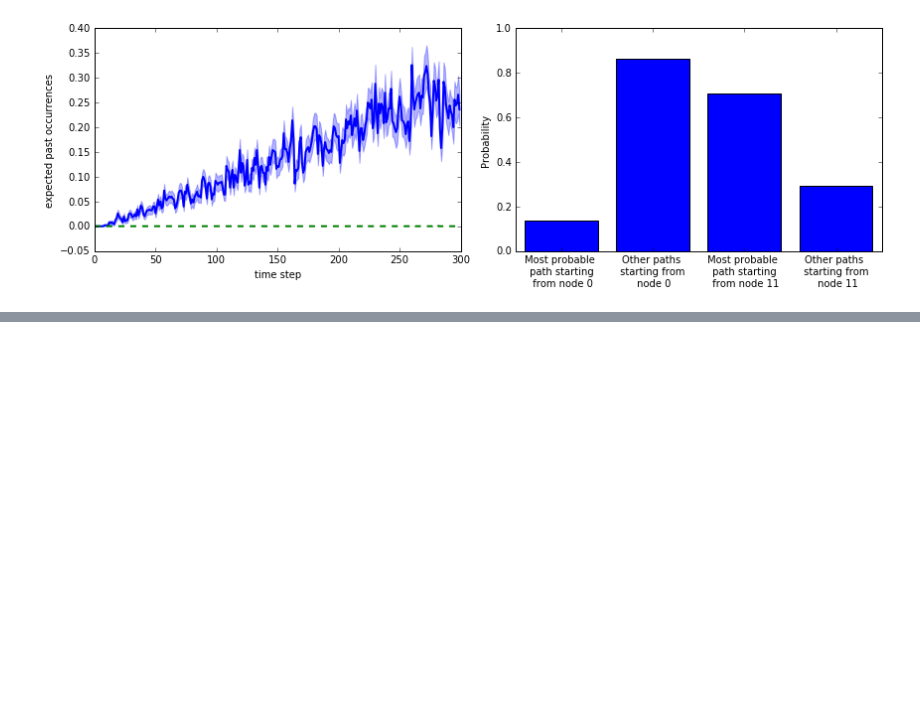
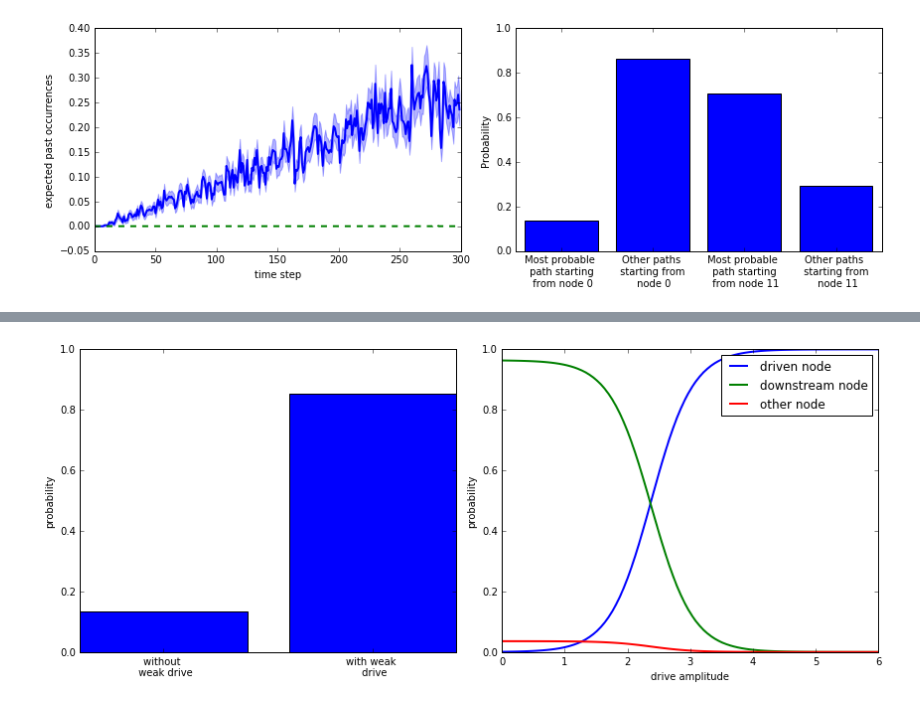
Before and after one commit to rkp8000/be_more_spontaneous, a Jupyter notebook: figures/softmax_random_basic_properties.ipynb, the cells around one changed output, grey strips where cells are left out. Cells and saved outputs as stored; diff of their text form; code cells hidden in the pictures; blank space fills up the shorter version.

```diff
--- a/figures/softmax_random_basic_properties.ipynb
+++ b/figures/softmax_random_basic_properties.ipynb
@@ -95,0 +100,16 @@ softmax_random_basic_properties.weakly_driven(CONFIG_WEAKLY_DRIVEN)
+# %%
+CONFIG_WEAKLY_DRIVEN_STATS = {
+    'LOAD_FILE_NAME': 'softmax_random_network.npy',
+
+    'WEAK_DRIVE_AMPLITUDE': 1,
+
+    'DRIVE_AMPLITUDE_MIN': 0,
+    'DRIVE_AMPLITUDE_MAX': 6,
+    'DRIVE_AMPLITUDE_N_STEPS': 100,
+
+    'FIG_SIZE': (12, 5)
+}
+# %%
+softmax_random_basic_properties.weakly_driven_stats(CONFIG_WEAKLY_DRIVEN_STATS)
+# %% [output]
+[figure, added]
```
Also changed, not shown: parts of 5 cells of this notebook.
